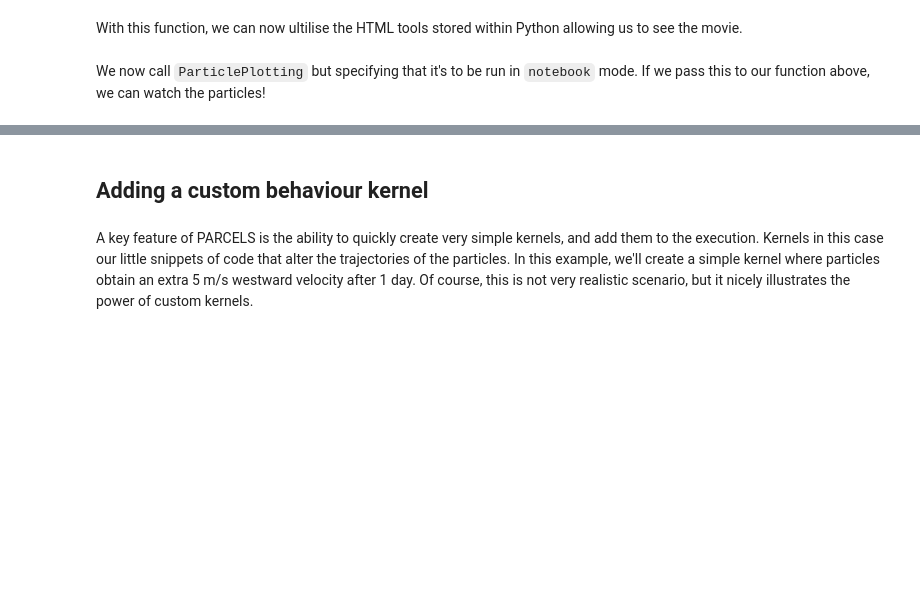
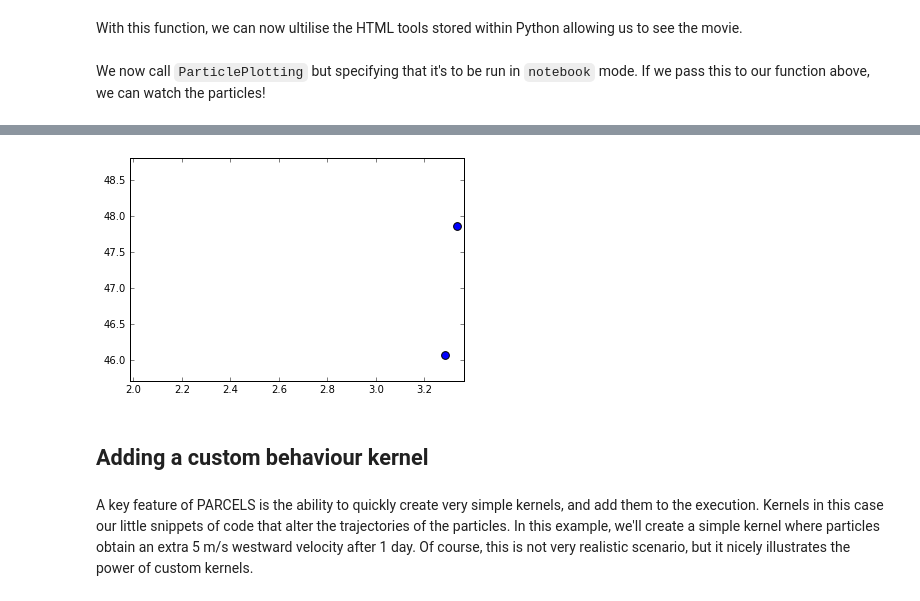
Before and after one commit to nathanieltarshish/parcels, a Jupyter notebook: PARCELStutorial.ipynb, the cells around one changed output, grey strips where cells are left out. Drawn from its saved outputs; the diff is of its cells as text; code cells hidden in the pictures; blank space fills up the shorter version.

```diff
--- a/PARCELStutorial.ipynb
+++ b/PARCELStutorial.ipynb
@@ -116,9 +83,14 @@ from matplotlib import animation
 # %% [markdown]
 We now call `ParticlePlotting` but specifying that it's to be run in `notebook` mode. If we pass this to our function above, we can watch the particles!
 # %%
-display_animation(particleplotting('EddyParticles.nc', mode = 'notebook'))
+from IPython.display import HTML
+
+anim = particleplotting('EddyParticles.nc', mode = 'notebook')
+
+HTML(anim.to_html5_video())
 # %% [output]
 [interactive output not drawn]
+[figure, added]
 # %% [markdown]
 ## Adding a custom behaviour kernel <a name="customkernel"></a>
 # %% [markdown]
```
Also changed, not shown: parts of 5 cells of this notebook.
